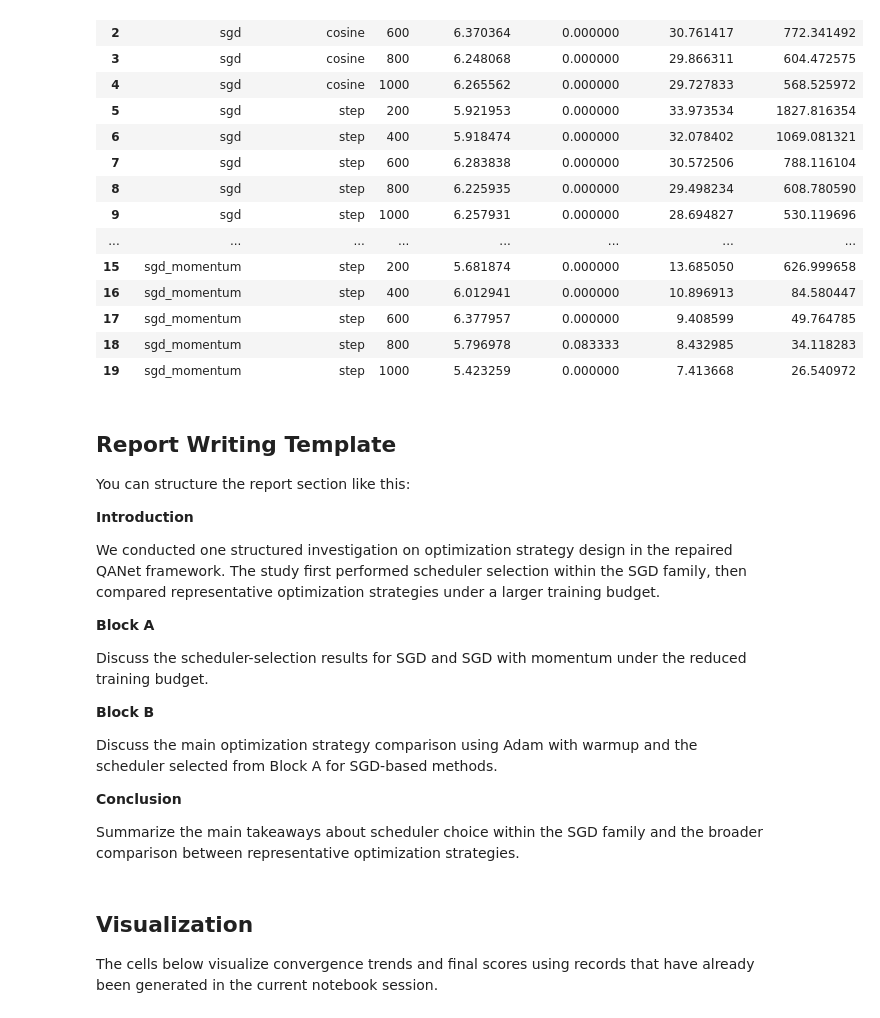
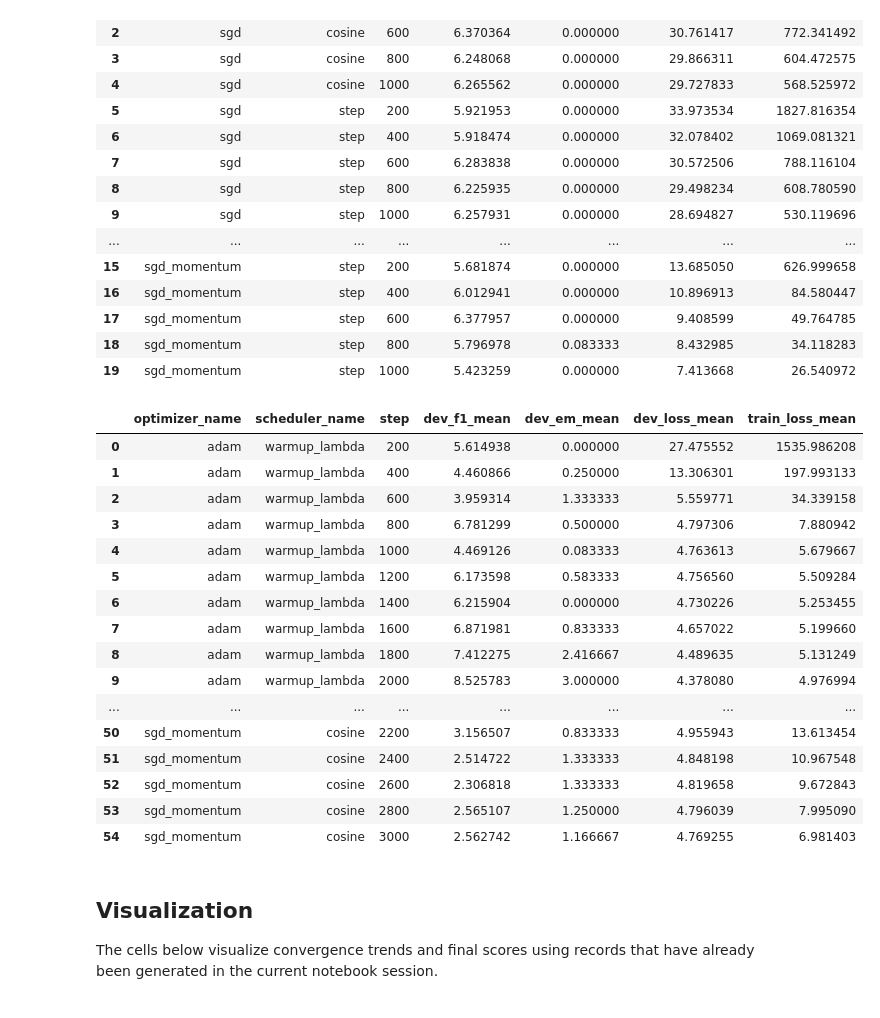
Before and after one commit to Jerry-FuJR/COMP5329_Assignment1, a Jupyter notebook: optimizer_study.ipynb, the cells around one changed output. Cells and saved outputs as stored; diff of their text form; code cells hidden in the pictures.

```diff
--- a/optimizer_study.ipynb
+++ b/optimizer_study.ipynb
@@ -333,26 +324,27 @@ checkpoint_summary(history_a, ["optimizer_name", "scheduler_name"])
 | 17 | sgd_momentum | step | 600 | 6.377957 | 0.000000 | 9.408599 | 49.764785 |
 | 18 | sgd_momentum | step | 800 | 5.796978 | 0.083333 | 8.432985 | 34.118283 |
 | 19 | sgd_momentum | step | 1000 | 5.423259 | 0.000000 | 7.413668 | 26.540972 |
-# %% [markdown]
-## Report Writing Template
-
-You can structure the report section like this:
-
-**Introduction**
-
-We conducted one structured investigation on optimization strategy design in the repaired QANet framework. The study first performed scheduler selection within the SGD family, then compared representative optimization strategies under a larger training budget.
-
-**Block A**
-
-Discuss the scheduler-selection results for SGD and SGD with momentum under the reduced training budget.
-
-**Block B**
-
-Discuss the main optimization strategy comparison using Adam with warmup and the scheduler selected from Block A for SGD-based methods.
-
-**Conclusion**
-
-Summarize the main takeaways about scheduler choice within the SGD family and the broader comparison between representative optimization strategies.
+# %%
+history_b = flatten_history(block_b_records)
+checkpoint_summary(history_b, ["optimizer_name", "scheduler_name"])
+# %% [output]
+|  | optimizer_name | scheduler_name | step | dev_f1_mean | dev_em_mean | dev_loss_mean | train_loss_mean |
+| 0 | adam | warmup_lambda | 200 | 5.614938 | 0.000000 | 27.475552 | 1535.986208 |
+| 1 | adam | warmup_lambda | 400 | 4.460866 | 0.250000 | 13.306301 | 197.993133 |
+| 2 | adam | warmup_lambda | 600 | 3.959314 | 1.333333 | 5.559771 | 34.339158 |
+| 3 | adam | warmup_lambda | 800 | 6.781299 | 0.500000 | 4.797306 | 7.880942 |
+| 4 | adam | warmup_lambda | 1000 | 4.469126 | 0.083333 | 4.763613 | 5.679667 |
+| 5 | adam | warmup_lambda | 1200 | 6.173598 | 0.583333 | 4.756560 | 5.509284 |
+| 6 | adam | warmup_lambda | 1400 | 6.215904 | 0.000000 | 4.730226 | 5.253455 |
+| 7 | adam | warmup_lambda | 1600 | 6.871981 | 0.833333 | 4.657022 | 5.199660 |
+| 8 | adam | warmup_lambda | 1800 | 7.412275 | 2.416667 | 4.489635 | 5.131249 |
+| 9 | adam | warmup_lambda | 2000 | 8.525783 | 3.000000 | 4.378080 | 4.976994 |
+| ... | ... | ... | ... | ... | ... | ... | ... |
+| 50 | sgd_momentum | cosine | 2200 | 3.156507 | 0.833333 | 4.955943 | 13.613454 |
+| 51 | sgd_momentum | cosine | 2400 | 2.514722 | 1.333333 | 4.848198 | 10.967548 |
+| 52 | sgd_momentum | cosine | 2600 | 2.306818 | 1.333333 | 4.819658 | 9.672843 |
+| 53 | sgd_momentum | cosine | 2800 | 2.565107 | 1.250000 | 4.796039 | 7.995090 |
+| 54 | sgd_momentum | cosine | 3000 | 2.562742 | 1.166667 | 4.769255 | 6.981403 |
 # %% [markdown]
 ## Visualization
 
```
Also changed, not shown: parts of 4 cells of this notebook.
